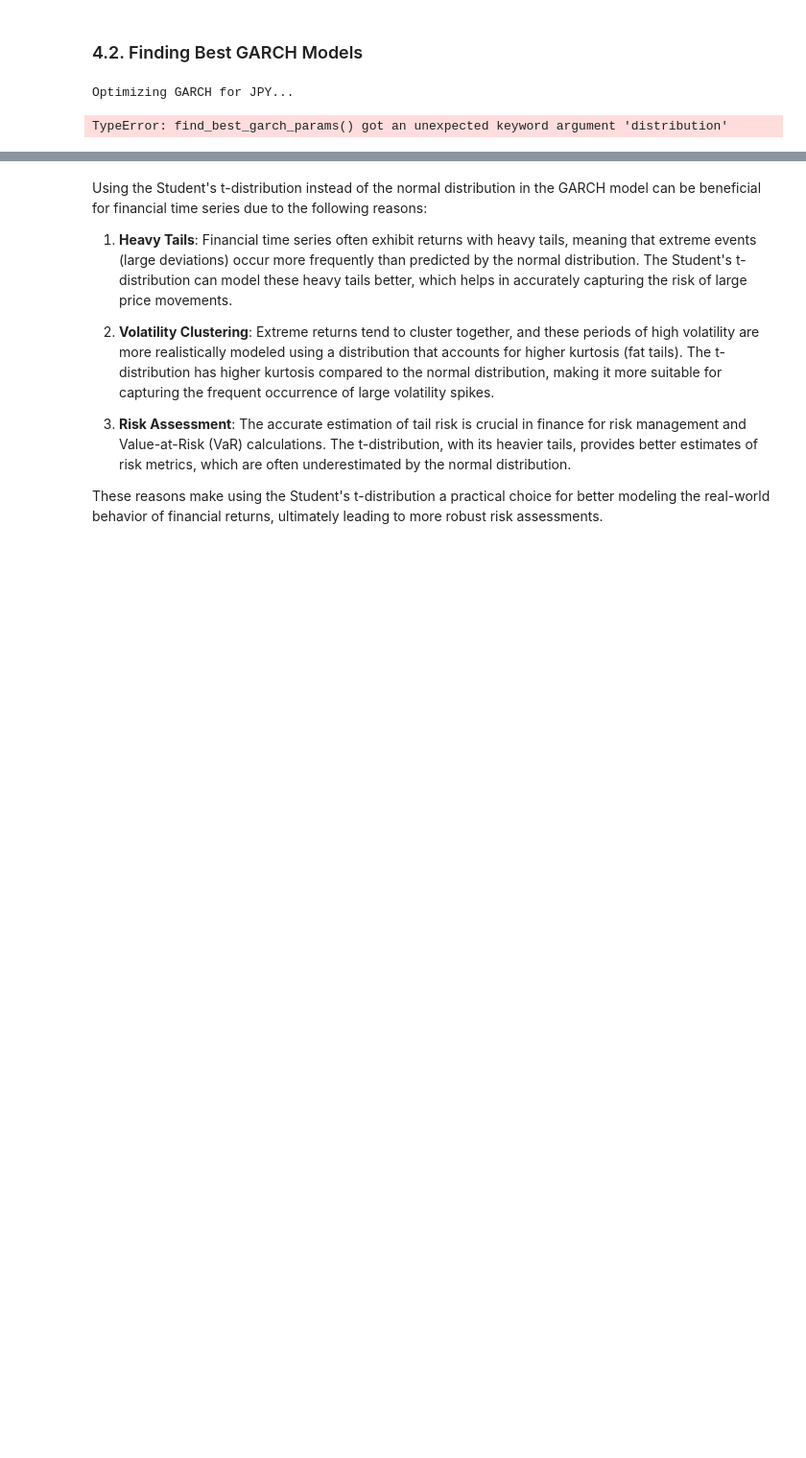
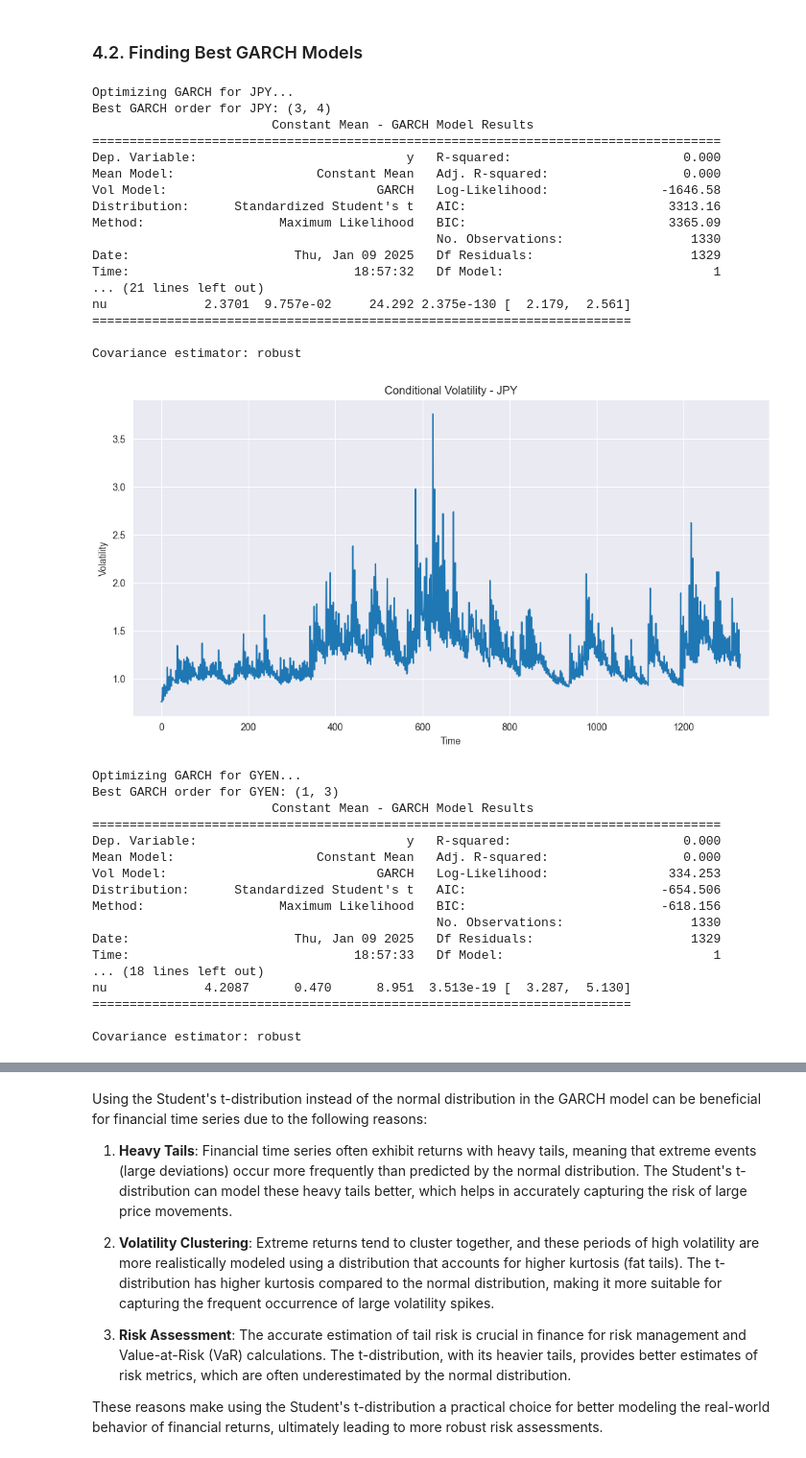
Before and after one commit to joodevs/algo-trader, a Jupyter notebook: gyen-yen-analysis.ipynb, the cells around one changed output, grey strips where cells are left out. Shown at 96% size. Cells and saved outputs as stored; diff of their text form; code cells hidden in the pictures; blank space fills up the shorter version.

Commit message:
Implemented GARCH Best Param Function

```diff
--- a/gyen-yen-analysis.ipynb
+++ b/gyen-yen-analysis.ipynb
@@ -596,33 +596,32 @@ Loss Function: mean_squared_error
 # %%
 from arch import arch_model
 from sklearn.preprocessing import StandardScaler
-import numpy as np
 import pandas as pd
 import matplotlib.pyplot as plt
 import warnings
-from joblib import Parallel, delayed
 
 # Function to find the best GARCH parameters
-def find_best_garch_params(residuals, max_p=5, max_q=5):
+def find_best_garch_params(residuals, max_p, max_q, distribution):
     best_aic = np.inf
     best_order = None
     best_model = None
 
-    for p in range(1, max_p + 1):
-        for q in range(1, max_q + 1):
+    for p_i in range(1, max_p + 1):
+        for q_i in range(1, max_q + 1):
             try:
                 with warnings.catch_warnings():
                     warnings.filterwarnings("ignore")
-                    model = arch_model(residuals, vol='GARCH', p=p, q=q, dist='t')
+                    model = arch_model(residuals, vol='GARCH', p=p_i, q=q_i, dist=distribution)
                     model_fit = model.fit(disp='off')
-                    aic = model_fit.aic
+                    aic_i = model_fit.aic
 
-                    if aic < best_aic:
-                        best_aic = aic
-                        best_order = (p, q)
+                    if aic_i < best_aic:
+                        best_aic = aic_i
+                        best_order = (p_i, q_i)
                         best_model = model_fit
+
             except Exception as e:
-                print(f"Error fitting GARCH({p},{q}): {e}")
+                print(f"Error fitting GARCH({p_i},{q_i}): {e}")
                 continue
 
     return best_order, best_model
@@ -679,33 +641,66 @@ lstm_residuals_gyen_standardized = standardize_residuals(lstm_residuals_gyen)
 # %%
 # Find best GARCH model for JPY
 print("Optimizing GARCH for JPY...")
 best_order_jpy, garch_fit_jpy = find_best_garch_params(
-    lstm_residuals_jpy_standardized, max_p=5, max_q=5, distribution="t", criterion="AIC"
+    lstm_residuals_jpy_standardized, max_p=5, max_q=5, distribution="t"
 )
 if best_order_jpy:
     print(f"Best GARCH order for JPY: {best_order_jpy}")
     print(garch_fit_jpy.summary())
     plt.figure(figsize=(12, 6))
     plt.plot(garch_fit_jpy.conditional_volatility)
     plt.title('Conditional Volatility - JPY')
     plt.xlabel('Time')
     plt.ylabel('Volatility')
     plt.show()
 
 # Find best GARCH model for GYEN
 print("Optimizing GARCH for GYEN...")
 best_order_gyen, garch_fit_gyen = find_best_garch_params(
-    lstm_residuals_gyen_standardized, max_p=5, max_q=5, distribution="t", criterion="AIC"
+    lstm_residuals_gyen_standardized, max_p=5, max_q=5, distribution="t"
 )
 if best_order_gyen:
     print(f"Best GARCH order for GYEN: {best_order_gyen}")
     print(garch_fit_gyen.summary())
     plt.figure(figsize=(12, 6))
     plt.plot(garch_fit_gyen.conditional_volatility)
     plt.title('Conditional Volatility - GYEN')
     plt.xlabel('Time')
     plt.ylabel('Volatility')
     plt.show()
 # %% [output]
 Optimizing GARCH for JPY...
+Best GARCH order for JPY: (3, 4)
+                        Constant Mean - GARCH Model Results
+====================================================================================
+Dep. Variable:                            y   R-squared:                       0.000
+Mean Model:                   Constant Mean   Adj. R-squared:                  0.000
+Vol Model:                            GARCH   Log-Likelihood:               -1646.58
+Distribution:      Standardized Student's t   AIC:                           3313.16
+Method:                  Maximum Likelihood   BIC:                           3365.09
+                                              No. Observations:                 1330
+Date:                      Thu, Jan 09 2025   Df Residuals:                     1329
+Time:                              18:57:32   Df Model:                            1
+... (21 lines left out)
+nu             2.3701  9.757e-02     24.292 2.375e-130 [  2.179,  2.561]
+========================================================================
+
+Covariance estimator: robust
+[figure, added]
-TypeError: find_best_garch_params() got an unexpected keyword argument 'distribution'
+Optimizing GARCH for GYEN...
+Best GARCH order for GYEN: (1, 3)
+                        Constant Mean - GARCH Model Results
+====================================================================================
+Dep. Variable:                            y   R-squared:                       0.000
+Mean Model:                   Constant Mean   Adj. R-squared:                  0.000
+Vol Model:                            GARCH   Log-Likelihood:                334.253
+Distribution:      Standardized Student's t   AIC:                          -654.506
+Method:                  Maximum Likelihood   BIC:                          -618.156
+                                              No. Observations:                 1330
+Date:                      Thu, Jan 09 2025   Df Residuals:                     1329
+Time:                              18:57:33   Df Model:                            1
+... (18 lines left out)
+nu             4.2087      0.470      8.951  3.513e-19 [  3.287,  5.130]
+========================================================================
+
+Covariance estimator: robust
```
Also changed, not shown: parts of 2 cells of this notebook.
